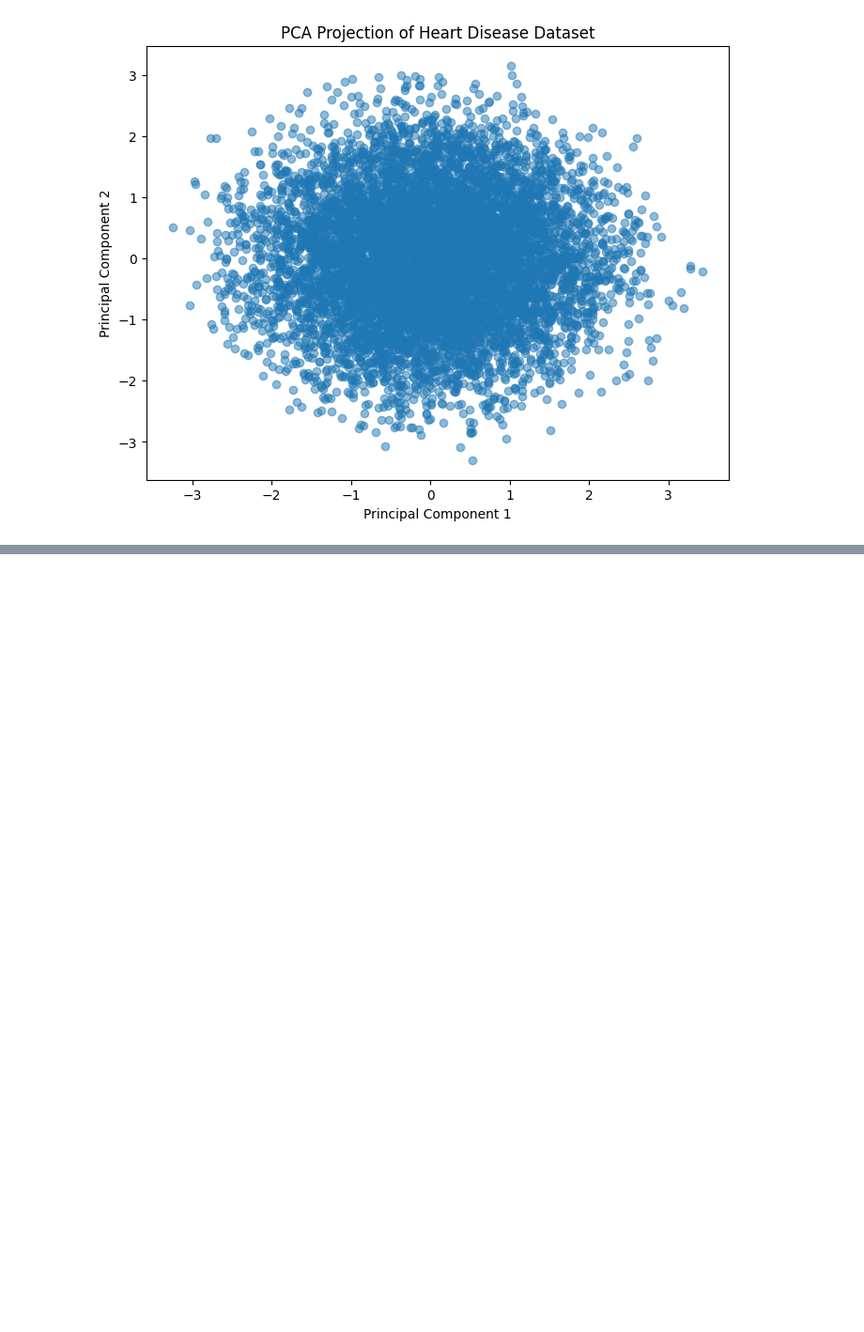
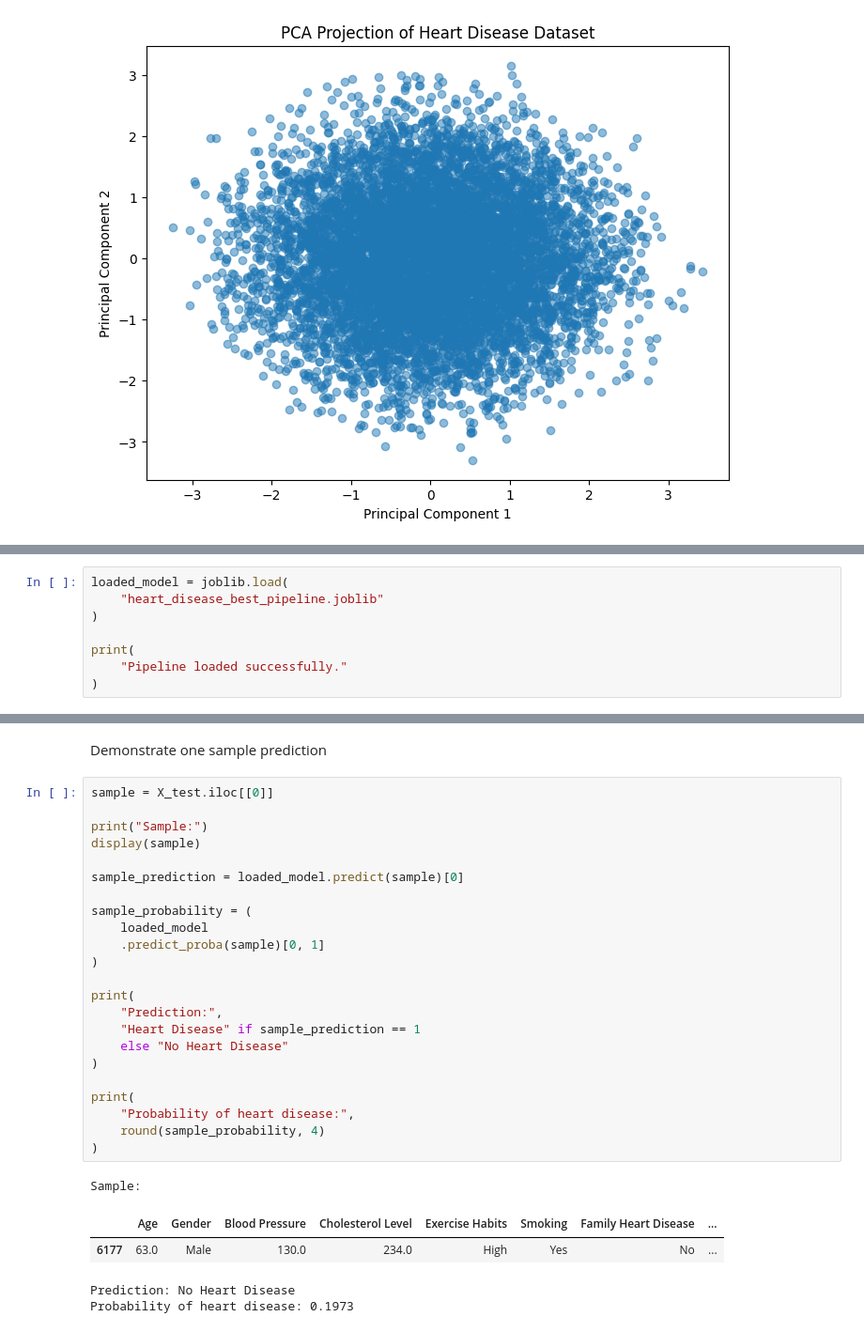
Before and after one commit to chrimapaul/Heart_Disease_Prediction_Group6, a Jupyter notebook: Group6_Capstone_Project.ipynb, the cells around one changed output, grey strips where cells are left out. Shown at 94% size. Drawn from its saved outputs; the diff is of its cells as text; blank space fills up the shorter version.

Commit message:
test and verify models

```diff
--- a/Group6_Capstone_Project.ipynb
+++ b/Group6_Capstone_Project.ipynb
@@ -1462,0 +1554,8 @@ plt.show()
+# %%
+loaded_model = joblib.load(
+    "heart_disease_best_pipeline.joblib"
+)
+
+print(
+    "Pipeline loaded successfully."
+)
@@ -1462,0 +1594,31 @@ plt.show()
+# %% [markdown]
+Demonstrate one sample prediction
+# %%
+sample = X_test.iloc[[0]]
+
+print("Sample:")
+display(sample)
+
+sample_prediction = loaded_model.predict(sample)[0]
+
+sample_probability = (
+    loaded_model
+    .predict_proba(sample)[0, 1]
+)
+
+print(
+    "Prediction:",
+    "Heart Disease" if sample_prediction == 1
+    else "No Heart Disease"
+)
+
+print(
+    "Probability of heart disease:",
+    round(sample_probability, 4)
+)
+# %% [output]
+Sample:
+|  | Age | Gender | Blood Pressure | Cholesterol Level | Exercise Habits | Smoking | Family Heart Disease | ... |
+| 6177 | 63.0 | Male | 130.0 | 234.0 | High | Yes | No | ... |
+Prediction: No Heart Disease
+Probability of heart disease: 0.1973
```
Also changed, not shown: parts of 26 cells of this notebook.
